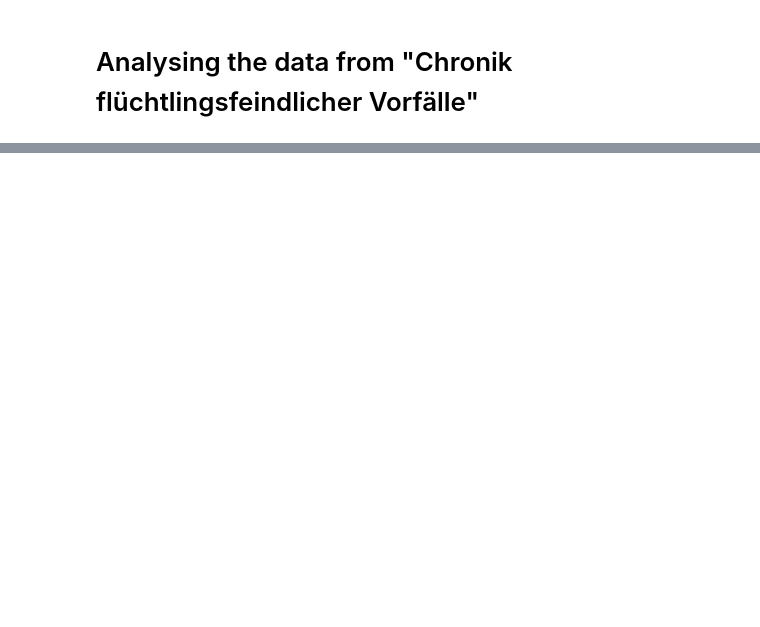
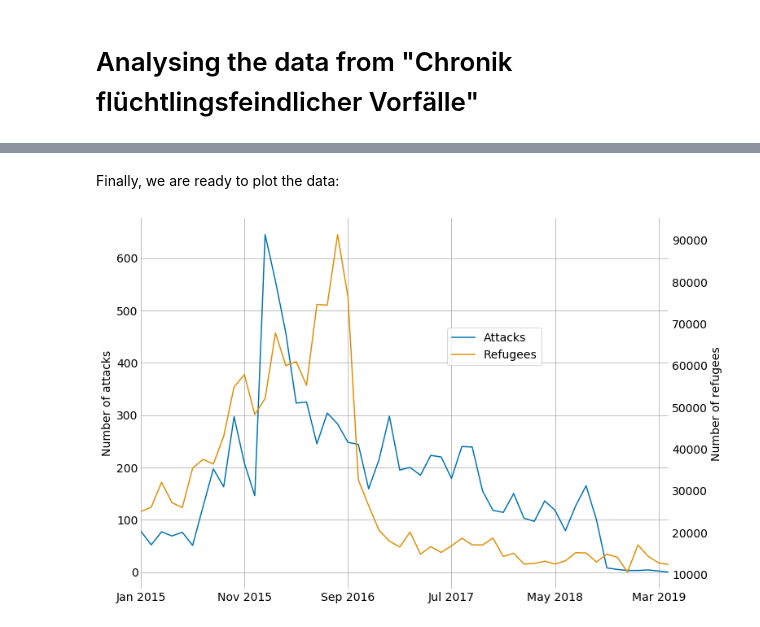
Before and after one commit to chodera/portfolio, a Jupyter notebook: assets/projects/7_violent_attacks_against_refugees_germany/3_analysis.ipynb, the cells around one changed output, grey strips where cells are left out. Saved outputs shown, nothing was run; the diff lists cells and outputs as text; code cells hidden in the pictures; blank space fills up the shorter version.

Commit message:
Continue refugee project

```diff
--- a/assets/projects/7_violent_attacks_against_refugees_germany/3_analysis.ipynb
+++ b/assets/projects/7_violent_attacks_against_refugees_germany/3_analysis.ipynb
@@ -12,2 +13,3 @@ ImportError: cannot import name 'factorial'
 # %%
 df = pd.read_csv('data/mut_gegen_rechte_gewalt_clean.csv')
+statistik = pd.read_csv('data/asylmonatszahlen.csv')
@@ -15,0 +22,6 @@ df = pd.read_csv('data/mut_gegen_rechte_gewalt_clean.csv')
+# %%
+df['date'] = pd.to_datetime(df['date'])
+df_date = df.resample('M', on='date')[['date']].count()
+df_date.index = df_date.index.strftime('%b %Y')
+df_date.columns = ['n_attacks']
+df_date.head()
@@ -15,0 +37,6 @@ df = pd.read_csv('data/mut_gegen_rechte_gewalt_clean.csv')
+# %%
+statistik['date'] = pd.to_datetime(statistik['date'])
+statistik = statistik.resample('M', on='date').sum()
+statistik.index = statistik.index.strftime('%b %Y')
+statistik.columns = ['n_refugees']
+statistik.head()
@@ -15,0 +52,4 @@ df = pd.read_csv('data/mut_gegen_rechte_gewalt_clean.csv')
+# %%
+combined = df_date.merge(statistik, how='left', left_index=True, right_index=True)
+combined = combined.dropna()
+combined.head()
@@ -15,0 +63,31 @@ df = pd.read_csv('data/mut_gegen_rechte_gewalt_clean.csv')
+# %% [markdown]
+Finally, we are ready to plot the data:
+# %%
+# Set figure and font size
+plt.figure(figsize=(11, 7))
+plt.rcParams.update({'font.size': 14})
+# Define plot
+ax1 = combined['n_attacks'].plot(color = '#0173b2')
+ax2 = plt.twinx()
+combined['n_refugees'].plot(color='#de8f05', ax=ax2)
+# Set grid lines
+ax1.xaxis.grid(True)
+ax1.yaxis.grid(True)
+# Set labels
+plt.title('')
+ax1.set_ylabel('Number of attacks')
+ax2.set_ylabel('Number of refugees')
+# Turn axis ticks off
+ax1.tick_params(axis=u'both', which=u'both',length=0)
+ax2.tick_params(axis=u'both', which=u'both',length=0)
+# Set legend
+ax1.set_label('lkmkl')
+legend = ax1.figure.legend(loc='upper right', bbox_to_anchor=(0.7, 0.7))
+legend.get_texts()[0].set_text('Attacks')
+legend.get_texts()[1].set_text('Refugees')
+# Avoid clipping of right y labels
+plt.tight_layout()
+# Remove frame
+sns.despine(top=True, right=True, left=True, bottom=True);
+# %% [output]
+[figure, added]
```
Also changed, not shown: parts of 34 cells of this notebook, 13 other files.
